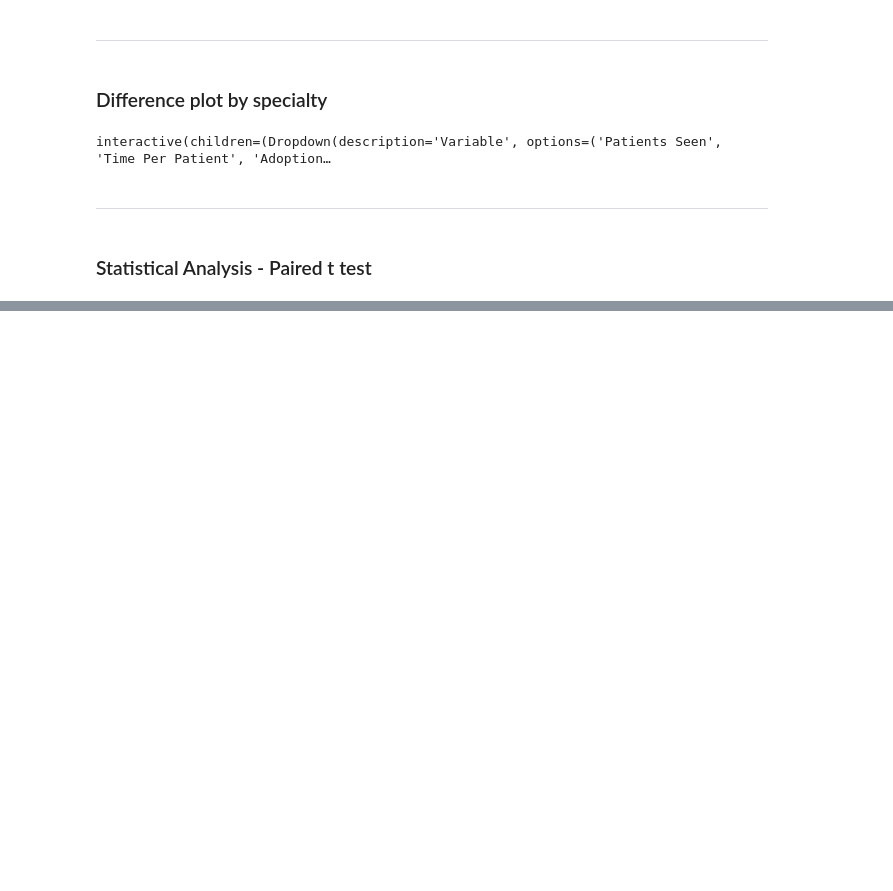
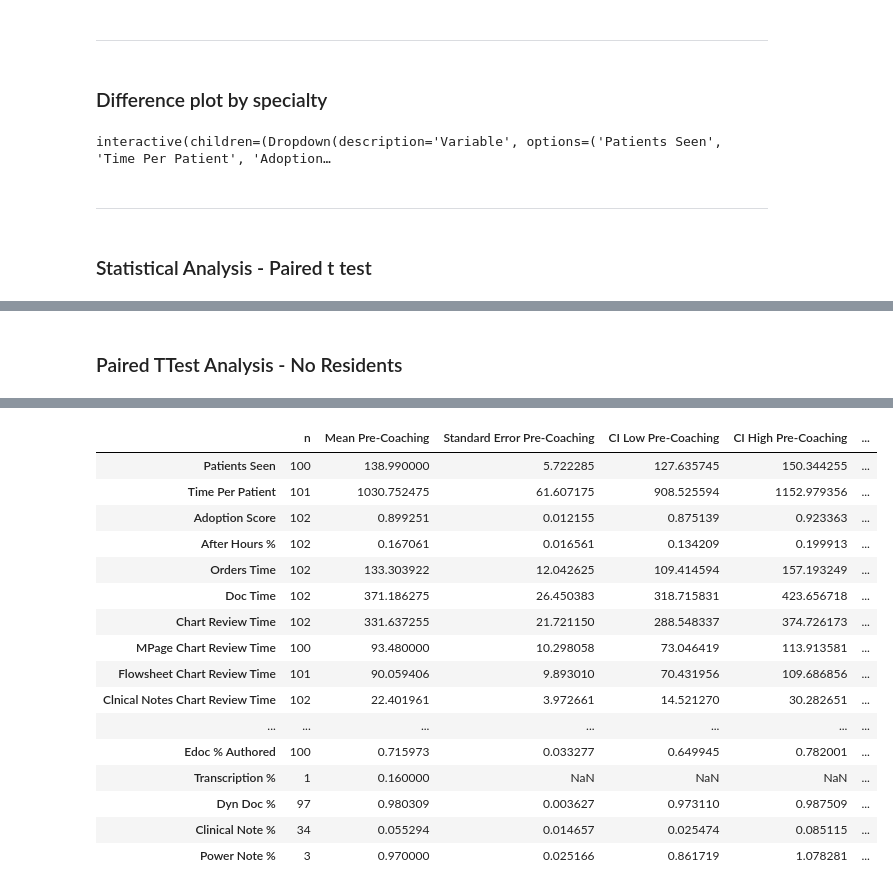
Before and after one commit to gabai/phys_training, a Jupyter notebook: Coaching_Dashboard.ipynb, the cells around one changed output, grey strips where cells are left out. Drawn from its saved outputs; the diff is of its cells as text; code cells hidden in the pictures; blank space fills up the shorter version.

```diff
--- a/Coaching_Dashboard.ipynb
+++ b/Coaching_Dashboard.ipynb
@@ -374,0 +440,57 @@ df0
+# %% [markdown]
+### Paired TTest Analysis - No Residents
+# %%
+# Remove Outliers and create dataset - Comparison Means pre-post
+df0 = []
+y = ['n', 'Mean Pre-Coaching', 'Standard Error Pre-Coaching', 'CI Low Pre-Coaching', 'CI High Pre-Coaching',
+     'Mean Post-Coaching', 'Standard Error Post-Coaching', 'CI Low Post-Coaching', 'CI High Post-Coaching',
+     'Paired ttest']
+confidence = 0.95
+
+merge = merge[merge['Specialty']!='Student']
+
+for i in stats_list:
+    # Calculate outliers
+    data_mean, data_std= mean(data[i]), std(data[i])
+    cut_off = data_std * 3
+    lower, upper = data_mean - cut_off, data_mean + cut_off
+    # Remove outlier and create dataset for each variable
+    df = merge[(merge[i+'_pre']>=lower) & (merge[i+'_pre']<=upper)
+               & (merge[i+'_post']>=lower) & (merge[i+'_post']<=upper)]
+    # Select providers with more than 50 patients
+    paired = df[(df['Patients Seen_pre']>=50) & (df['Patients Seen_post']>=50)] # Select providers with more than 50 patients
+
+    # Confirdence intervals - Pre coaching
+    n=len(paired[i+'_pre'])
+    m_pre = mean(paired[i+'_pre'])
+    m_post = mean(paired[i+'_post'])
+    std_err_pre = sem(paired[i+'_pre'])
+    std_err_post = sem(paired[i+'_post'])
+    h_pre = std_err_pre * t.ppf((1 + confidence) / 2, n - 1)
+    h_post = std_err_post * t.ppf((1 + confidence) / 2, n - 1)
+    CI_low_pre = m_pre-h_pre
+    CI_high_pre = m_pre+h_pre
+    CI_low_post = m_pre-h_post
+    CI_high_post = m_pre+h_post
+
+    # Rows for dataset
+    row=[]
+    row.append(len(paired))
+    row.append(m_pre)
+    row.append(std_err_pre)
+    row.append(CI_low_pre)
+    row.append(CI_high_pre)
+    row.append(m_post)
+    row.append(std_err_post)
+    row.append(CI_low_post)
+    row.append(CI_high_post)
+    ttest = stats.ttest_rel(paired[i+'_pre'], paired[i+'_post'],
+                            nan_policy='omit')
+    row.append(ttest)
+
+    df0.append(row)
+
+df0 = pd.DataFrame(df0, index=stats_list, columns=y)
+
+df0
+# %% [output]
@@ -374,0 +513,17 @@ df0
+|  | n | Mean Pre-Coaching | Standard Error Pre-Coaching | CI Low Pre-Coaching | CI High Pre-Coaching | ... |
+| Patients Seen | 100 | 138.990000 | 5.722285 | 127.635745 | 150.344255 | ... |
+| Time Per Patient | 101 | 1030.752475 | 61.607175 | 908.525594 | 1152.979356 | ... |
+| Adoption Score | 102 | 0.899251 | 0.012155 | 0.875139 | 0.923363 | ... |
+| After Hours % | 102 | 0.167061 | 0.016561 | 0.134209 | 0.199913 | ... |
+| Orders Time | 102 | 133.303922 | 12.042625 | 109.414594 | 157.193249 | ... |
+| Doc Time | 102 | 371.186275 | 26.450383 | 318.715831 | 423.656718 | ... |
+| Chart Review Time | 102 | 331.637255 | 21.721150 | 288.548337 | 374.726173 | ... |
+| MPage Chart Review Time | 100 | 93.480000 | 10.298058 | 73.046419 | 113.913581 | ... |
+| Flowsheet Chart Review Time | 101 | 90.059406 | 9.893010 | 70.431956 | 109.686856 | ... |
+| Clnical Notes Chart Review Time | 102 | 22.401961 | 3.972661 | 14.521270 | 30.282651 | ... |
+| ... | ... | ... | ... | ... | ... | ... |
+| Edoc % Authored | 100 | 0.715973 | 0.033277 | 0.649945 | 0.782001 | ... |
+| Transcription % | 1 | 0.160000 | NaN | NaN | NaN | ... |
+| Dyn Doc % | 97 | 0.980309 | 0.003627 | 0.973110 | 0.987509 | ... |
+| Clinical Note % | 34 | 0.055294 | 0.014657 | 0.025474 | 0.085115 | ... |
+| Power Note % | 3 | 0.970000 | 0.025166 | 0.861719 | 1.078281 | ... |
```
Also changed, not shown: parts of 9 cells of this notebook.
